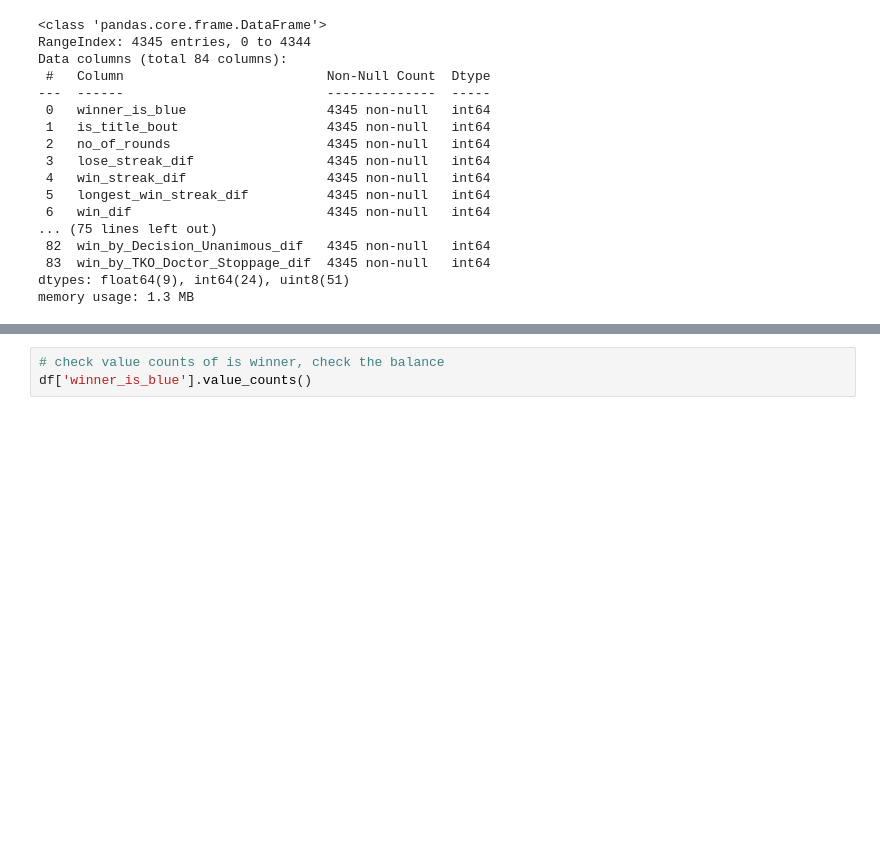
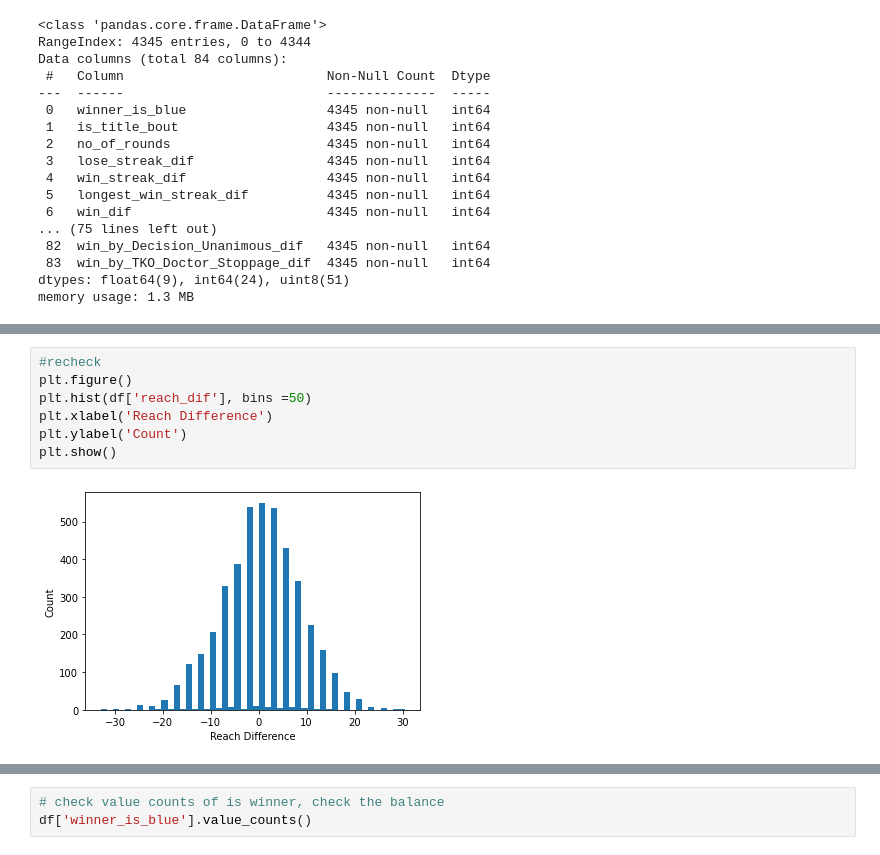
Before and after one commit to arefjadda/ufc, a Jupyter notebook: Data Cleaning.ipynb, the cells around one changed output, grey strips where cells are left out. Drawn from its saved outputs; the diff is of its cells as text; blank space fills up the shorter version.

```diff
--- a/Data Cleaning.ipynb
+++ b/Data Cleaning.ipynb
@@ -1349,0 +1420,9 @@ memory usage: 1.3 MB
+# %%
+#recheck
+plt.figure()
+plt.hist(df['reach_dif'], bins =50)
+plt.xlabel('Reach Difference')
+plt.ylabel('Count')
+plt.show()
+# %% [output]
+[figure, added]
```
Also changed, not shown: parts of 25 cells of this notebook, 12 other files.
